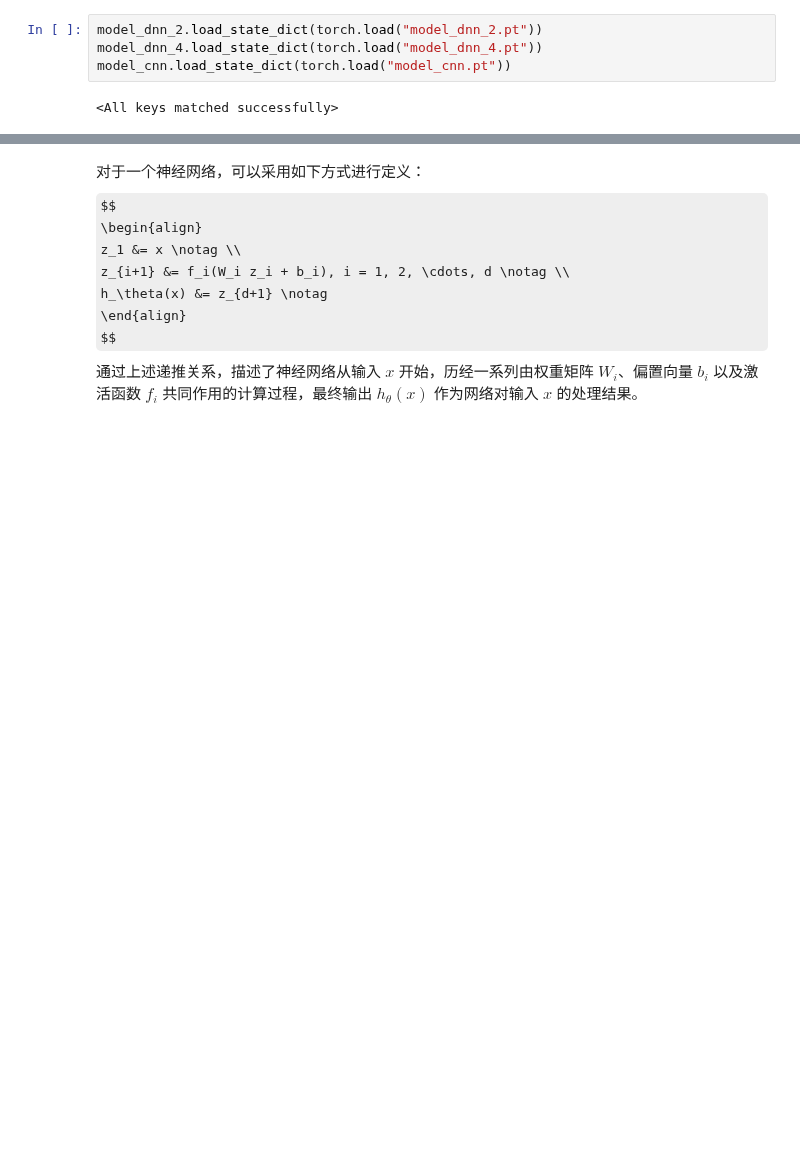
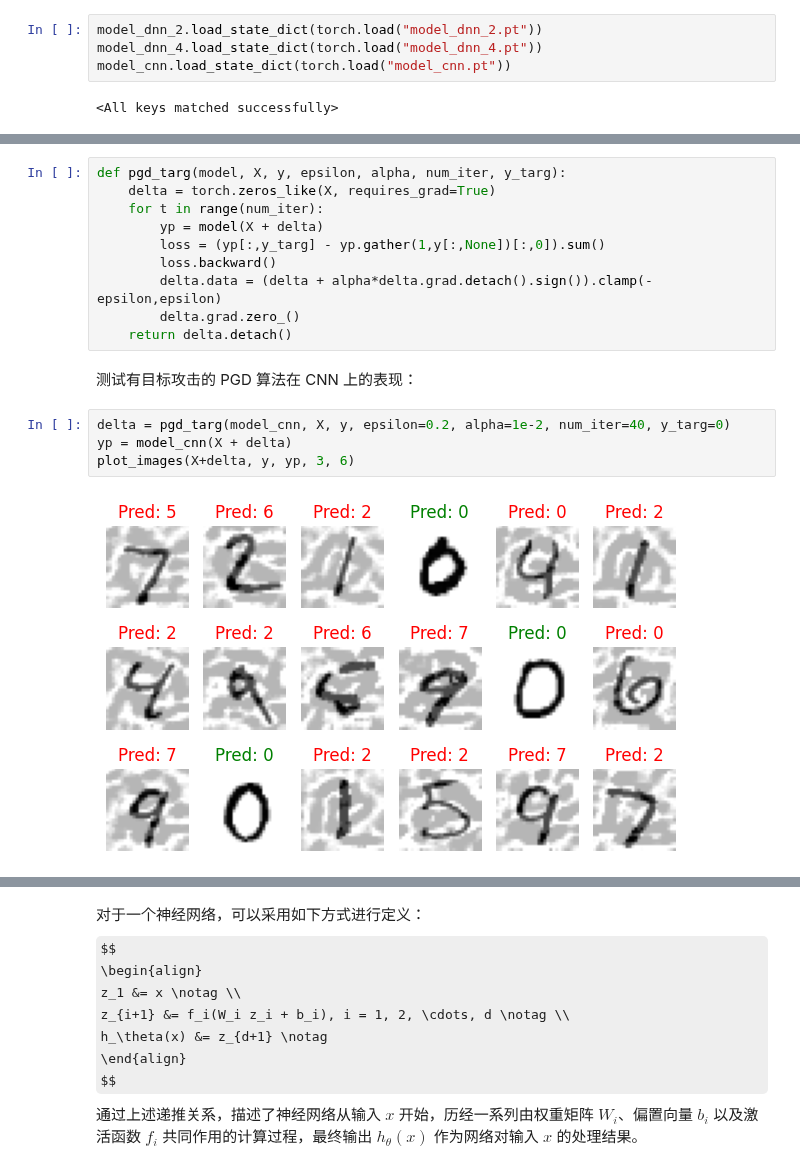
Before and after one commit to Raine-ovo/USTC-AI-Security-Experiment, a Jupyter notebook: Certified_Robustness/main.ipynb, the cells around one changed output, grey strips where cells are left out. Saved outputs shown, nothing was run; the diff lists cells and outputs as text; some formulas as TeX source; blank space fills up the shorter version.

```diff
--- a/Certified_Robustness/main.ipynb
+++ b/Certified_Robustness/main.ipynb
@@ -69,0 +139,18 @@ model_cnn.load_state_dict(torch.load("model_cnn.pt"))
+# %%
+def pgd_targ(model, X, y, epsilon, alpha, num_iter, y_targ):
+    delta = torch.zeros_like(X, requires_grad=True)
+    for t in range(num_iter):
+        yp = model(X + delta)
+        loss = (yp[:,y_targ] - yp.gather(1,y[:,None])[:,0]).sum()
+        loss.backward()
+        delta.data = (delta + alpha*delta.grad.detach().sign()).clamp(-epsilon,epsilon)
+        delta.grad.zero_()
+    return delta.detach()
+# %% [markdown]
+测试有目标攻击的 PGD 算法在 CNN 上的表现：
+# %%
+delta = pgd_targ(model_cnn, X, y, epsilon=0.2, alpha=1e-2, num_iter=40, y_targ=0)
+yp = model_cnn(X + delta)
+plot_images(X+delta, y, yp, 3, 6)
+# %% [output]
+[figure, added]
```
Also changed, not shown: parts of 22 cells of this notebook.
